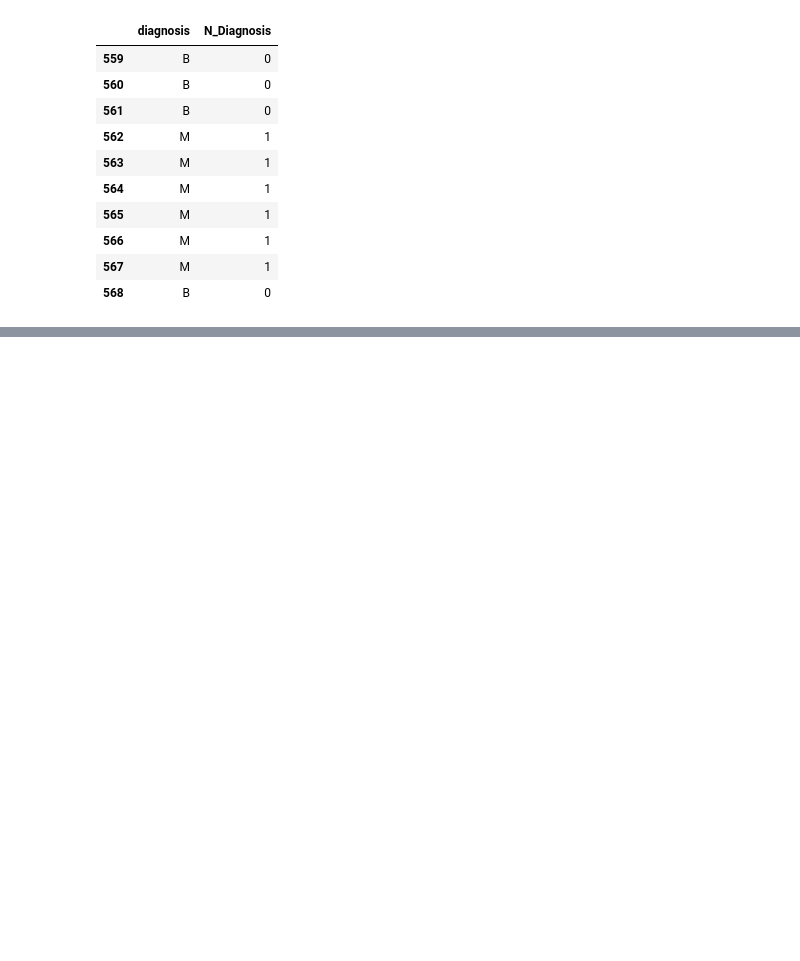
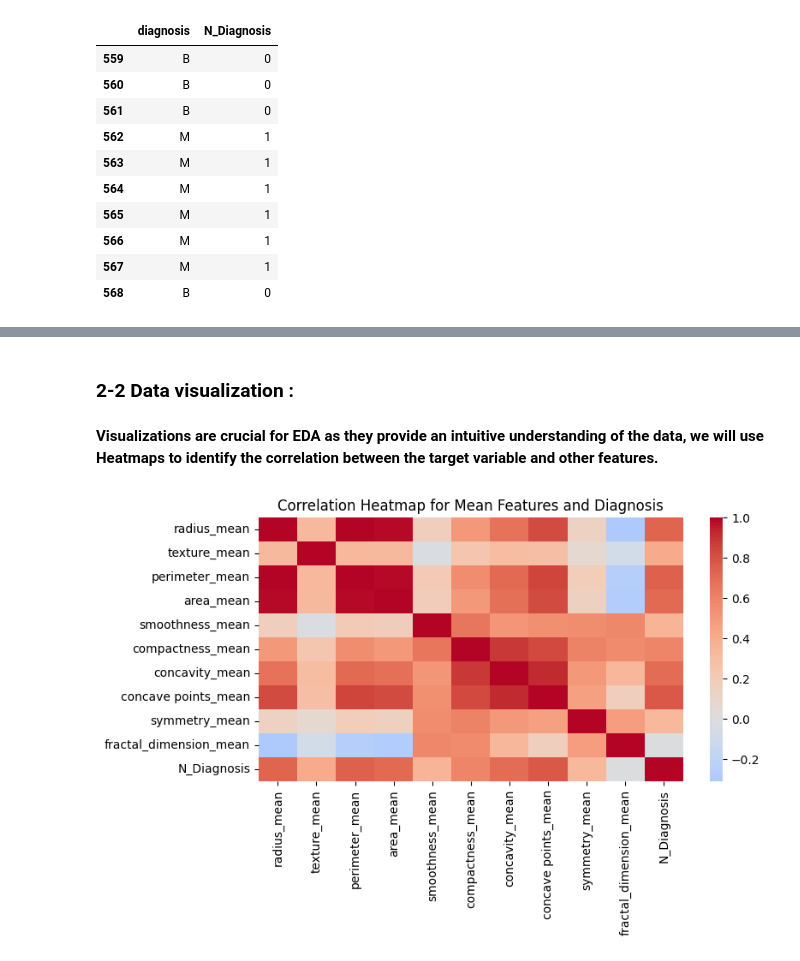
Before and after one commit to Abderrahmane-Chafi/Breast-Cancer-Classification, a Jupyter notebook: notebook287babc4fe.ipynb, the cells around one changed output, grey strips where cells are left out. Cells and saved outputs as stored; diff of their text form; code cells hidden in the pictures; blank space fills up the shorter version.

```diff
--- a/notebook287babc4fe.ipynb
+++ b/notebook287babc4fe.ipynb
@@ -168,2 +160,0 @@ Now let's drop Diagnosis and Unnamed: 32 columns
-# %%
-df.drop(['diagnosis', 'Unnamed: 32'], axis=1,inplace=True)
@@ -181,0 +263,19 @@ df.head()
+# %% [markdown]
+### 2-2 Data visualization :
+# %% [markdown]
+**Visualizations are crucial for EDA as they provide an intuitive understanding of the data, we will use Heatmaps to identify the correlation between the target variable and other features.**
+# %%
+# Select only '_mean' features and 'diagnosis'
+mean_columns = [col for col in df.columns if '_mean' in col]
+mean_columns.append('N_Diagnosis')
+
+# Compute correlation matrix for mean features and diagnosis
+correlation_matrix = df[mean_columns].corr()
+
+# Plot heatmap without numbers
+plt.figure(figsize=(8, 4))
+sns.heatmap(correlation_matrix, annot=False, cmap='coolwarm', center=0)
+plt.title('Correlation Heatmap for Mean Features and Diagnosis')
+plt.show()
+# %% [output]
+[figure, added]
```
Also changed, not shown: parts of 33 cells of this notebook.
